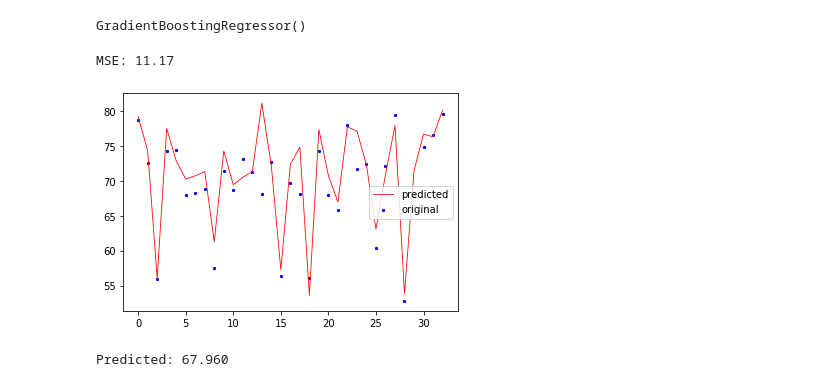
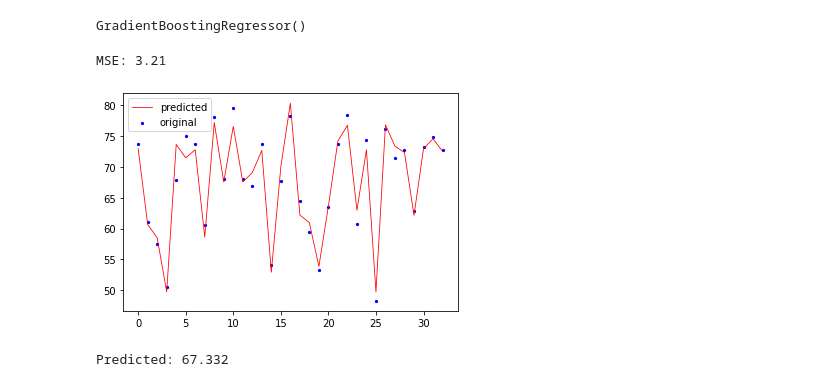
Before and after one commit to susovd/ML-lifeexpectancy-prediction, a Jupyter notebook: life_expectancy_analysis.ipynb, the cells around one changed output. Cells and saved outputs as stored; diff of their text form; code cells hidden in the pictures.

```diff
--- a/life_expectancy_analysis.ipynb
+++ b/life_expectancy_analysis.ipynb
@@ -773,8 +739,7 @@ from sklearn.metrics import mean_squared_error
 data = df.values
 X, y = data[:, :-1], data[:, -1]
 # %%
-X_train, X_test, y_train, y_test=train_test_split(X, y, random_state=42,
-             test_size=0.15)
+X_train, X_test, y_train, y_test=train_test_split(X, y, random_state=42, test_size=0.15)
 # %%
 # with new parameters
 gbr = GradientBoostingRegressor(n_estimators=600,
@@ -785,27 +750,27 @@ gbr = GradientBoostingRegressor(n_estimators=600,
 # with default parameters
 gbr = GradientBoostingRegressor()
 # %%
-gbr.fit(xtrain, ytrain)
+gbr.fit(X_train, y_train)
 # %% [output]
 GradientBoostingRegressor()
 # %%
-ypred = gbr.predict(xtest)
-mse = mean_squared_error(ytest,ypred)
+ypred = gbr.predict(X_test)
+mse = mean_squared_error(y_test,ypred)
 print("MSE: %.2f" % mse)
 # %% [output]
-MSE: 11.17
+MSE: 3.21
 # %%
-x_ax = range(len(ytest))
-plt.scatter(x_ax, ytest, s=5, color="blue", label="original")
+x_ax = range(len(y_test))
+plt.scatter(x_ax, y_test, s=5, color="blue", label="original")
 plt.plot(x_ax, ypred, lw=0.8, color="red", label="predicted")
 plt.legend()
 plt.show()
 # %% [output]
-[figure, old version]
+[figure, new version]
 # %%
 # make a prediction
 yhat = gbr.predict([row])
 # summarize prediction
 print('Predicted: %.3f' % yhat)
 # %% [output]
-Predicted: 67.960
+Predicted: 67.332
```
Also changed, not shown: parts of 13 cells of this notebook, 2 other files.
